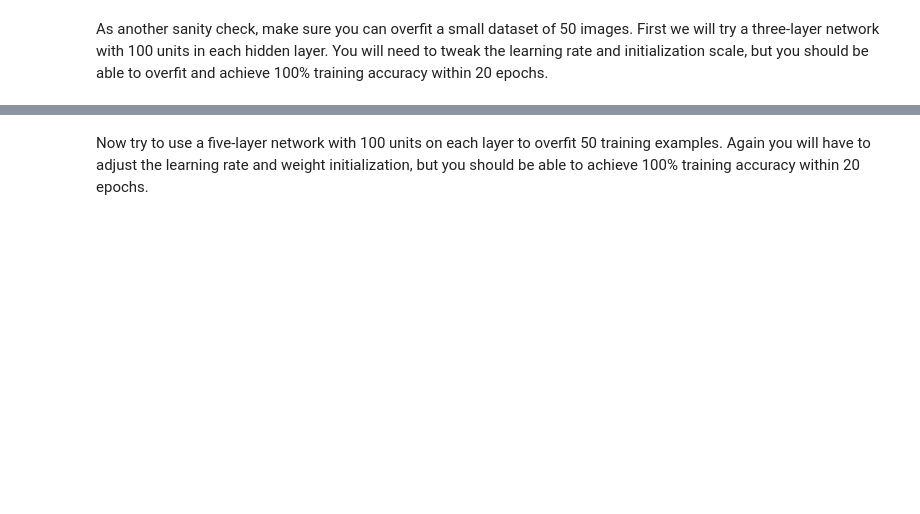
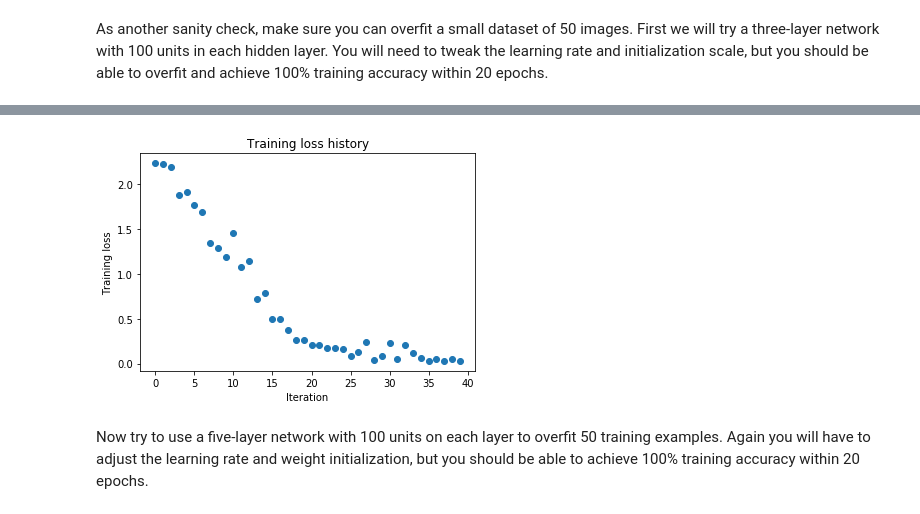
Before and after one commit to pps789/introduction-to-deep-learning-2018, a Jupyter notebook: hw3/FullyConnectedNets.ipynb, the cells around one changed output, grey strips where cells are left out. Cells and saved outputs as stored; diff of their text form; code cells hidden in the pictures; blank space fills up the shorter version.

```diff
--- a/hw3/FullyConnectedNets.ipynb
+++ b/hw3/FullyConnectedNets.ipynb
@@ -408,7 +422,7 @@ small_data = {
 }
 
 weight_scale = 1e-2
-learning_rate = 1e-4
+learning_rate = 1.1e-2
 model = FullyConnectedNet([100, 100],
               weight_scale=weight_scale, dtype=np.float64)
 solver = Solver(model, small_data,
@@ -425,3 +439,4 @@ plt.title('Training loss history')
 plt.xlabel('Iteration')
 plt.ylabel('Training loss')
 plt.show()
+# %% [output]
@@ -428,3 +460,4 @@ plt.show()
+[figure, added]
 # %% [markdown]
 Now try to use a five-layer network with 100 units on each layer to overfit 50 training examples. Again you will have to adjust the learning rate and weight initialization, but you should be able to achieve 100% training accuracy within 20 epochs.
 # %%
```
Also changed, not shown: parts of 8 cells of this notebook.
